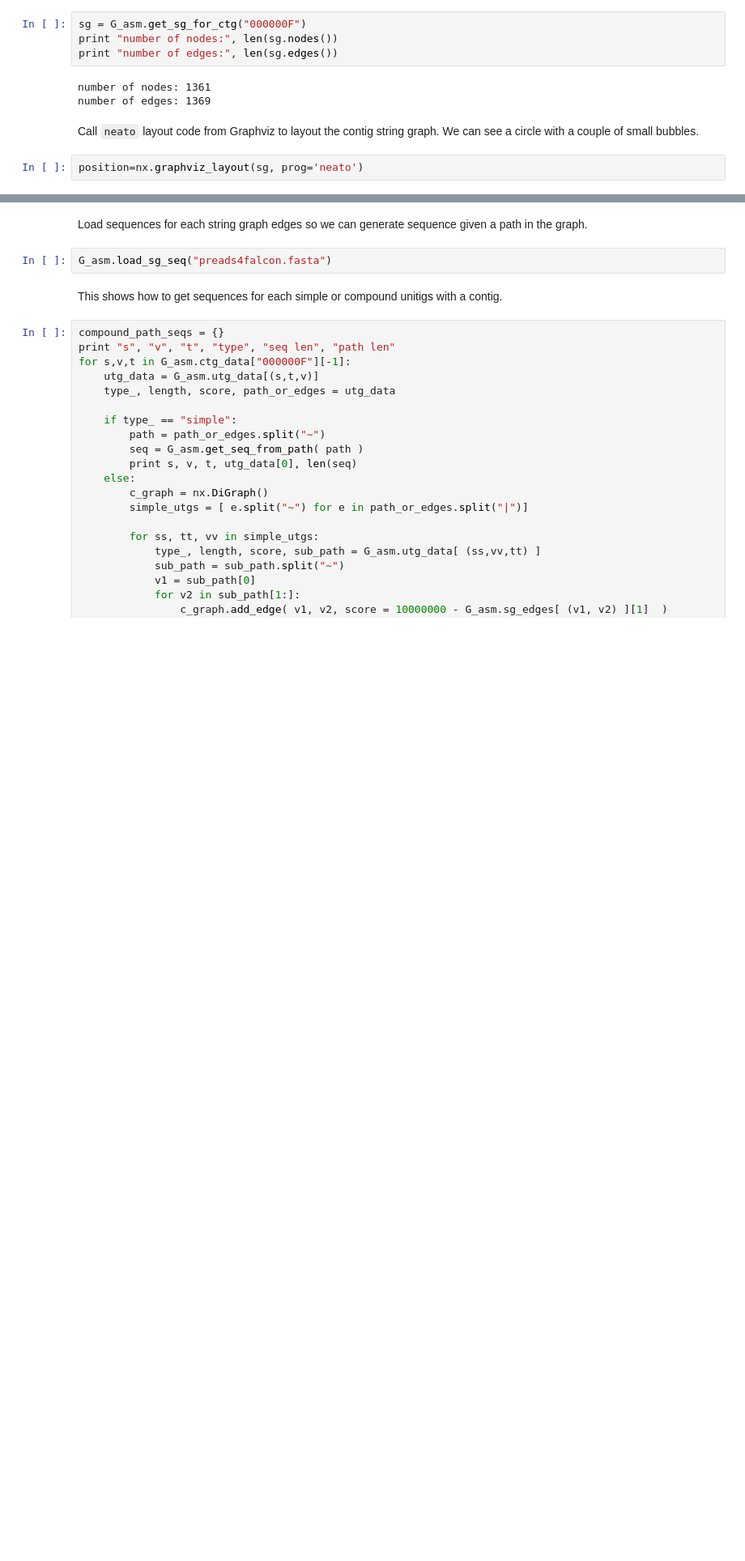
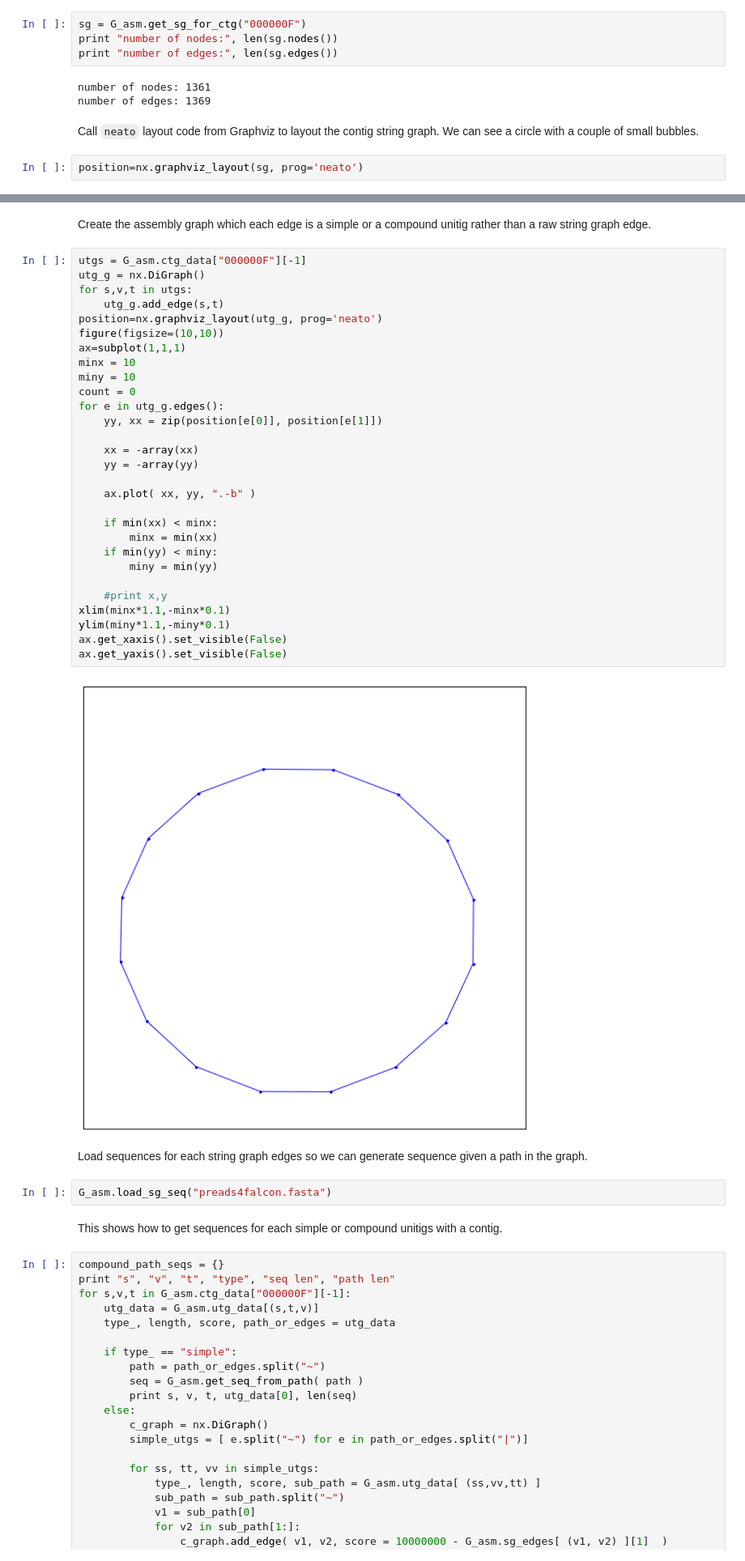
Before and after one commit to PacificBiosciences/FALCON, a Jupyter notebook: examples/ecoli_asm_graph_exploration.ipynb, the cells around one changed output, grey strips where cells are left out. Shown at 81% size. Cells and saved outputs as stored; diff of their text form; blank space fills up the shorter version.

```diff
--- a/examples/ecoli_asm_graph_exploration.ipynb
+++ b/examples/ecoli_asm_graph_exploration.ipynb
@@ -93,3 +93,36 @@ ax.get_yaxis().set_visible(False)
+# %% [markdown]
+Create the assembly graph which each edge is a simple or a compound unitig rather than a raw string graph edge.
+# %%
+utgs = G_asm.ctg_data["000000F"][-1]
+utg_g = nx.DiGraph()
+for s,v,t in utgs:
+    utg_g.add_edge(s,t)
+position=nx.graphviz_layout(utg_g, prog='neato')
+figure(figsize=(10,10))
+ax=subplot(1,1,1)
+minx = 10
+miny = 10
+count = 0
+for e in utg_g.edges():
+    yy, xx = zip(position[e[0]], position[e[1]])
+
+    xx = -array(xx)
+    yy = -array(yy)
+
+    ax.plot( xx, yy, ".-b" )
+
+    if min(xx) < minx:
+        minx = min(xx)
+    if min(yy) < miny:
+        miny = min(yy)
+
+    #print x,y
+xlim(minx*1.1,-minx*0.1)
+ylim(miny*1.1,-miny*0.1)
+ax.get_xaxis().set_visible(False)
+ax.get_yaxis().set_visible(False)
+# %% [output]
+[figure, added]
 # %% [markdown]
 Load sequences for each string graph edges so we can generate sequence given a path in the graph.
 # %%
```
Also changed, not shown: parts of 1 cell of this notebook.
